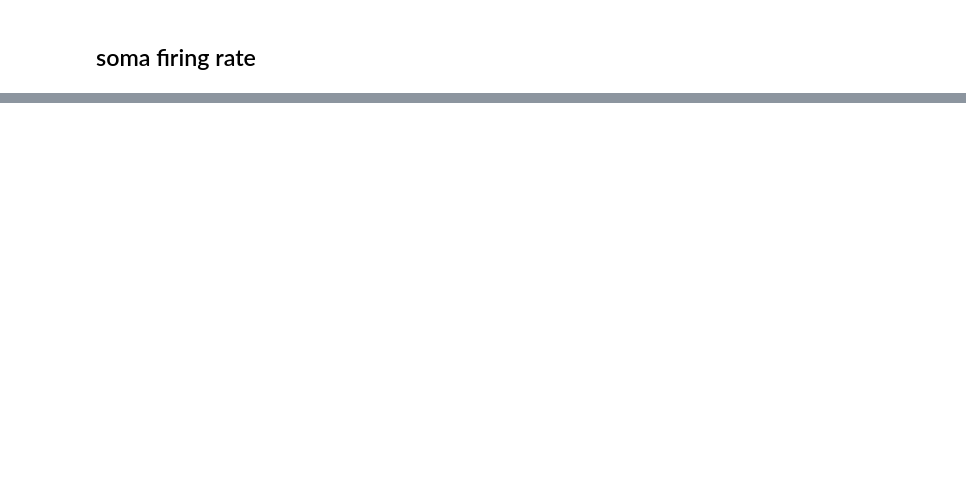
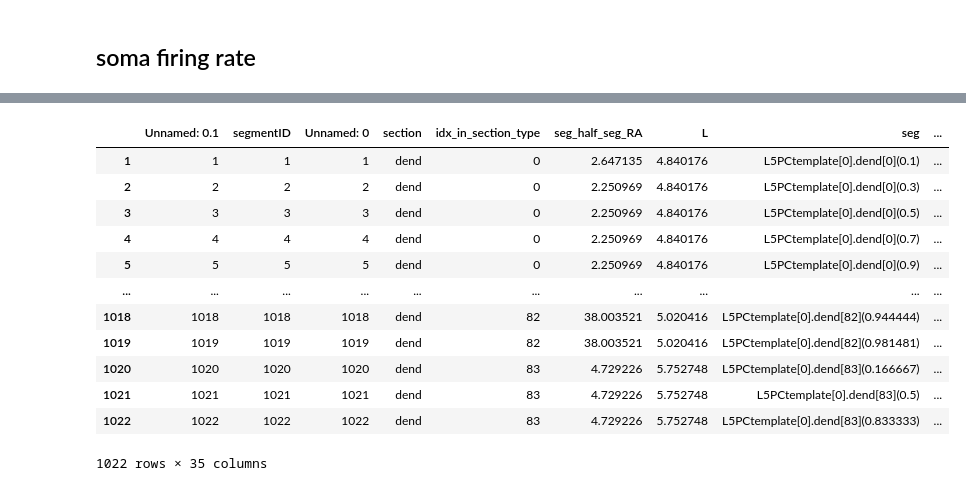
Before and after one commit to davidfague/Neural-Modeling, a Jupyter notebook: notebooks/rhyth_depth_mod_across_seeds.ipynb, the cells around one changed output, grey strips where cells are left out. Cells and saved outputs as stored; diff of their text form; code cells hidden in the pictures; blank space fills up the shorter version.

```diff
--- a/notebooks/rhyth_depth_mod_across_seeds.ipynb
+++ b/notebooks/rhyth_depth_mod_across_seeds.ipynb
@@ -231,0 +289,19 @@ No artists with labels found to put in legend.  Note that artists whose label st
+# %%
+import pandas as pd
+na_df = pd.read_csv('/home/drfrbc/Neural-Modeling/scripts/2025-01-13-14-26-16-BenSynapses_testing_depth_of_mod/Complex_InhGmaxApic7.1_InhGmaxDend0.0016_SomaGmax0.0025_ExcGmax-1.0351_Np100000_RhythDepth0/na.csv')
+# %%
+na_df[na_df.section=='dend']
+# %% [output]
+|  | Unnamed: 0.1 | segmentID | Unnamed: 0 | section | idx_in_section_type | seg_half_seg_RA | L | seg | ... |
+| 1 | 1 | 1 | 1 | dend | 0 | 2.647135 | 4.840176 | L5PCtemplate[0].dend[0](0.1) | ... |
+| 2 | 2 | 2 | 2 | dend | 0 | 2.250969 | 4.840176 | L5PCtemplate[0].dend[0](0.3) | ... |
+| 3 | 3 | 3 | 3 | dend | 0 | 2.250969 | 4.840176 | L5PCtemplate[0].dend[0](0.5) | ... |
+| 4 | 4 | 4 | 4 | dend | 0 | 2.250969 | 4.840176 | L5PCtemplate[0].dend[0](0.7) | ... |
+| 5 | 5 | 5 | 5 | dend | 0 | 2.250969 | 4.840176 | L5PCtemplate[0].dend[0](0.9) | ... |
+| ... | ... | ... | ... | ... | ... | ... | ... | ... | ... |
+| 1018 | 1018 | 1018 | 1018 | dend | 82 | 38.003521 | 5.020416 | L5PCtemplate[0].dend[82](0.944444) | ... |
+| 1019 | 1019 | 1019 | 1019 | dend | 82 | 38.003521 | 5.020416 | L5PCtemplate[0].dend[82](0.981481) | ... |
+| 1020 | 1020 | 1020 | 1020 | dend | 83 | 4.729226 | 5.752748 | L5PCtemplate[0].dend[83](0.166667) | ... |
+| 1021 | 1021 | 1021 | 1021 | dend | 83 | 4.729226 | 5.752748 | L5PCtemplate[0].dend[83](0.5) | ... |
+| 1022 | 1022 | 1022 | 1022 | dend | 83 | 4.729226 | 5.752748 | L5PCtemplate[0].dend[83](0.833333) | ... |
+1022 rows × 35 columns
```
Also changed, not shown: parts of 6 cells of this notebook.
